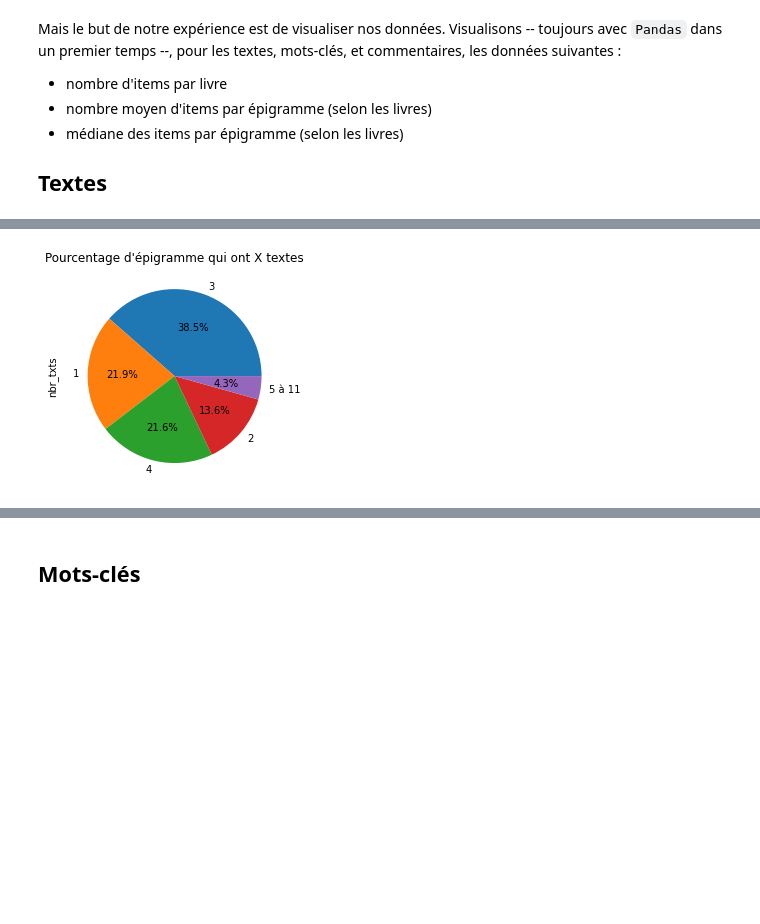
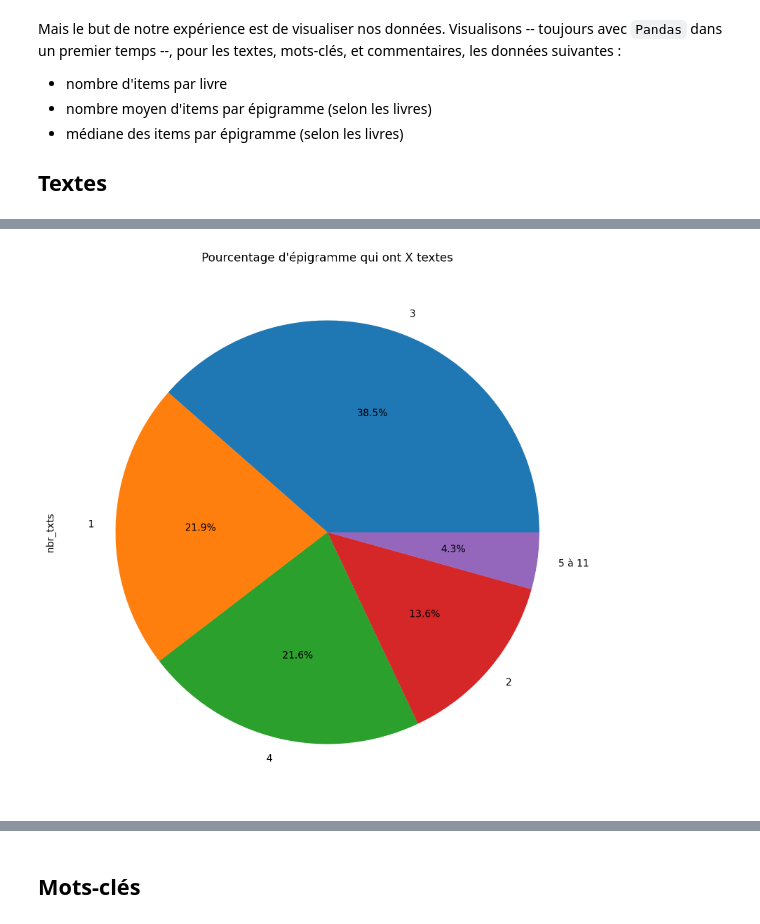
Before and after one commit to MathildeVrst/AG-Viz, a Jupyter notebook: _build/jupyter_execute/etat_plateforme.ipynb, the cells around one changed output, grey strips where cells are left out. Drawn from its saved outputs; the diff is of its cells as text; code cells hidden in the pictures; blank space fills up the shorter version.

Commit message:
modif taille des graph

```diff
--- a/_build/jupyter_execute/etat_plateforme.ipynb
+++ b/_build/jupyter_execute/etat_plateforme.ipynb
@@ -102,29 +103,36 @@ plt.show()
 # %%
 counts = df['nbr_txts'].value_counts()
 
 # Calculer la somme totale des valeurs
 total = counts.sum()
 
 # Identifier les valeurs qui ont moins de 4% par rapport à la somme totale
 threshold = 0.04  # Seuil de 4% (modifiable selon vos besoins)
 small_values = counts[counts/total < threshold]
 
 # Regrouper les petites valeurs sous la catégorie "Autre"
 counts_grouped = counts.copy()
 counts_grouped.loc[small_values.index] = counts_grouped.loc[small_values.index].sum()
 counts_grouped = counts_grouped[~(counts_grouped/total < threshold)]  # Supprimer les petites valeurs individuelles
 
 # Mettre à jour le libellé correspondant à "5"
 counts_grouped.index = counts_grouped.index.map(lambda x: '5 à 11' if x == 5 else x)
 
+
 # Tracer le graphique en secteurs avec les valeurs regroupées
 plt.figure()
 counts_grouped.plot(kind='pie', autopct='%1.1f%%')
 plt.title("Pourcentage d'épigramme qui ont X textes")
 
+# taille
+
+fig = plt.gcf()
+fig.set_size_inches(10,10)
+fig.set_dpi(200)
+
 plt.show()
 # %% [output]
-[figure, old version]
+[figure, new version]
 # %%
 # Calculer la moyenne des valeurs par groupe 'livre'
 mean_values = df[['livre', 'nbr_txts']].groupby('livre').mean()
```
Also changed, not shown: parts of 10 cells of this notebook, 49 other files.
